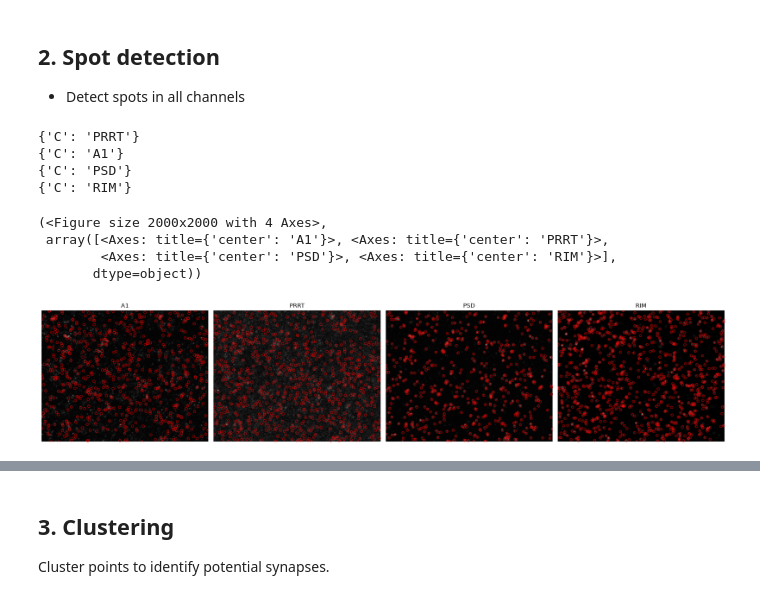
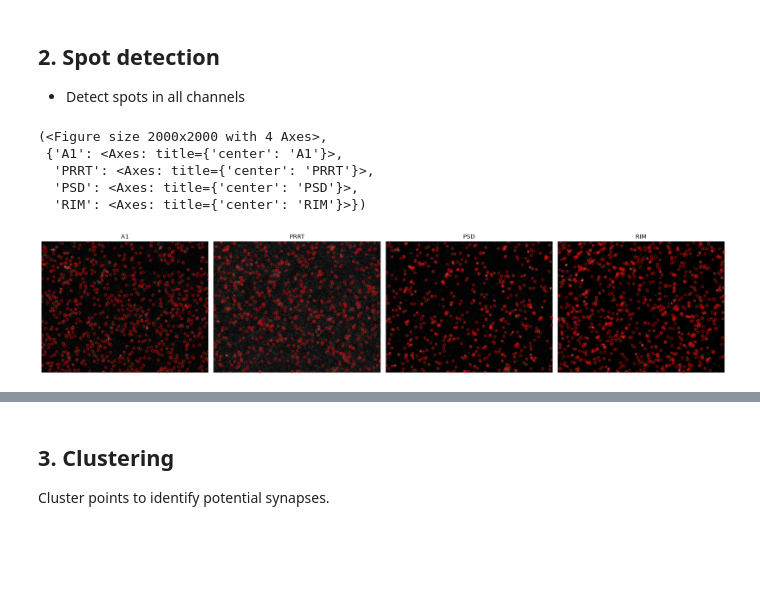
Before and after one commit to jboulanger/synex, a Jupyter notebook: notebooks/Analysis.ipynb, the cells around one changed output, grey strips where cells are left out. Cells and saved outputs as stored; diff of their text form; code cells hidden in the pictures; blank space fills up the shorter version.

```diff
--- a/notebooks/Analysis.ipynb
+++ b/notebooks/Analysis.ipynb
@@ -7,10 +7,12 @@ from pathlib import Path
 from bioio import BioImage
 
 # data_path = Path("/media/pandora/Greger_group/Xinyao/PRRT Revision/PRRTm750 A1rb647 PSDck555 RIMgp488/261007 Repeat/Experiment-152.czi")
-channels = ["PRRT","A1","PSD","RIM"]
-data_path = Path("/media/pandora/Greger_group/Xinyao/PRRT Revision/PRRTm750 A1rb647 PSDck555 RIMgp488/261020 Repeat/Experiment-358.czi")
+channels = ["PRRT", "A1", "PSD", "RIM"]
+data_path = Path(
+    "/media/pandora/Greger_group/Xinyao/PRRT Revision/PRRTm750 A1rb647 PSDck555 RIMgp488/261020 Repeat/Experiment-358.czi"
+)
 image = BioImage(data_path)
-data = image.xarray_dask_data.assign_coords({"C":channels})
+data = image.xarray_dask_data.assign_coords({"C": channels})
 # %%
 import napari
 
@@ -67,26 +64,29 @@ plt.tight_layout()
 # %%
 import matplotlib.pyplot as plt
 import numpy as np
 
 from prrt_clustering import detect_puncta, plot_data, plot_points
 
-tmp = stabilized[0,:,:,250:800,800:1500]
+tmp = stabilized[0, :, :, 250:800, 800:1500]
+parameters = {
+    "PRRT": {"scale_um": 0.2, "specificity": 3},
+    "A1": {"scale_um": 0.4, "specificity": 3},
+    "PSD": {"scale_um": 0.1, "specificity": 8},
+    "RIM": {"scale_um": 0.1, "specificity": 6},
+}
 
-points = detect_puncta(tmp, scale_um=[0.2,0.4,0.1,0.1], specificity=[3,3,8,6])
+points = detect_puncta(tmp, parameters)
 
-fig = plt.figure(figsize=(20,20))
-fig, axes = plot_data(tmp,split=True,fig=fig)
-plot_points(points, ms=10, split=True, axes=axes)
+fig = plt.figure(figsize=(20, 20))
+fig, axes = plot_data(tmp, split=True, fig=fig)
+plot_points(points, ms=10, split=True, axes_dict=axes)
 # %% [output]
-{'C': 'PRRT'}
-{'C': 'A1'}
-{'C': 'PSD'}
-{'C': 'RIM'}
+(<Figure size 2000x2000 with 4 Axes>,
+ {'A1': <Axes: title={'center': 'A1'}>,
+  'PRRT': <Axes: title={'center': 'PRRT'}>,
+  'PSD': <Axes: title={'center': 'PSD'}>,
+  'RIM': <Axes: title={'center': 'RIM'}>})
-(<Figure size 2000x2000 with 4 Axes>,
- array([<Axes: title={'center': 'A1'}>, <Axes: title={'center': 'PRRT'}>,
-        <Axes: title={'center': 'PSD'}>, <Axes: title={'center': 'RIM'}>],
-       dtype=object))
-[figure, old version]
+[figure, new version]
 # %%
 import napari
 
```
Also changed, not shown: parts of 8 cells of this notebook, 4 other files.
